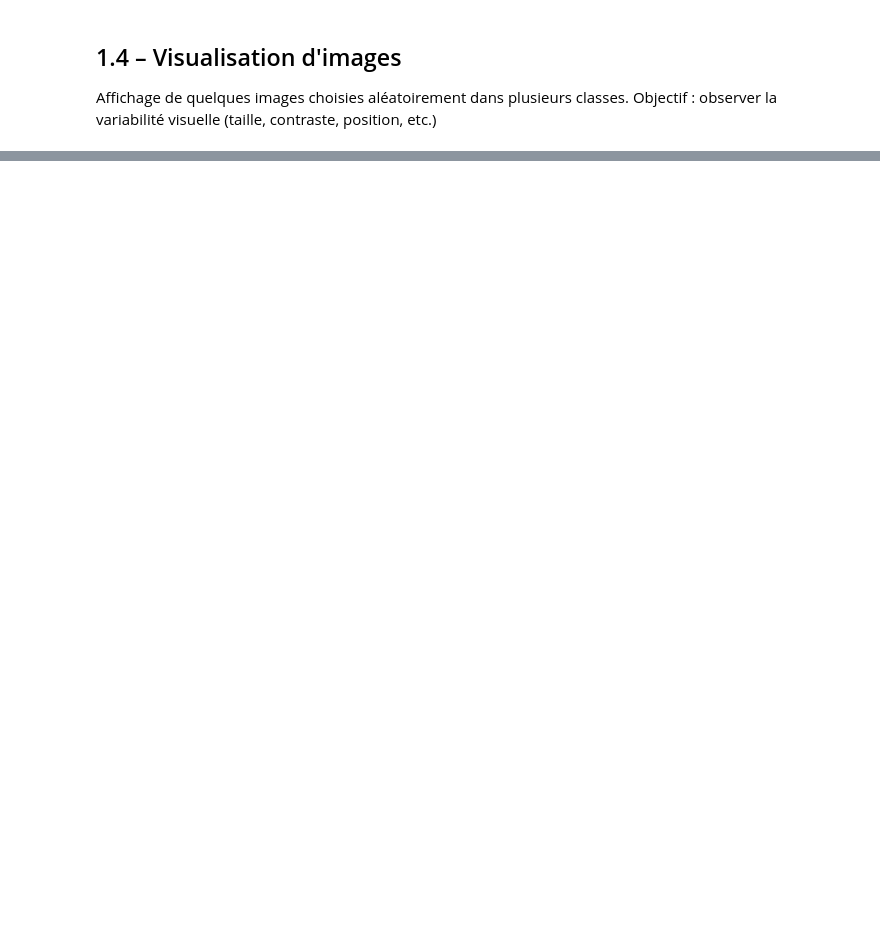
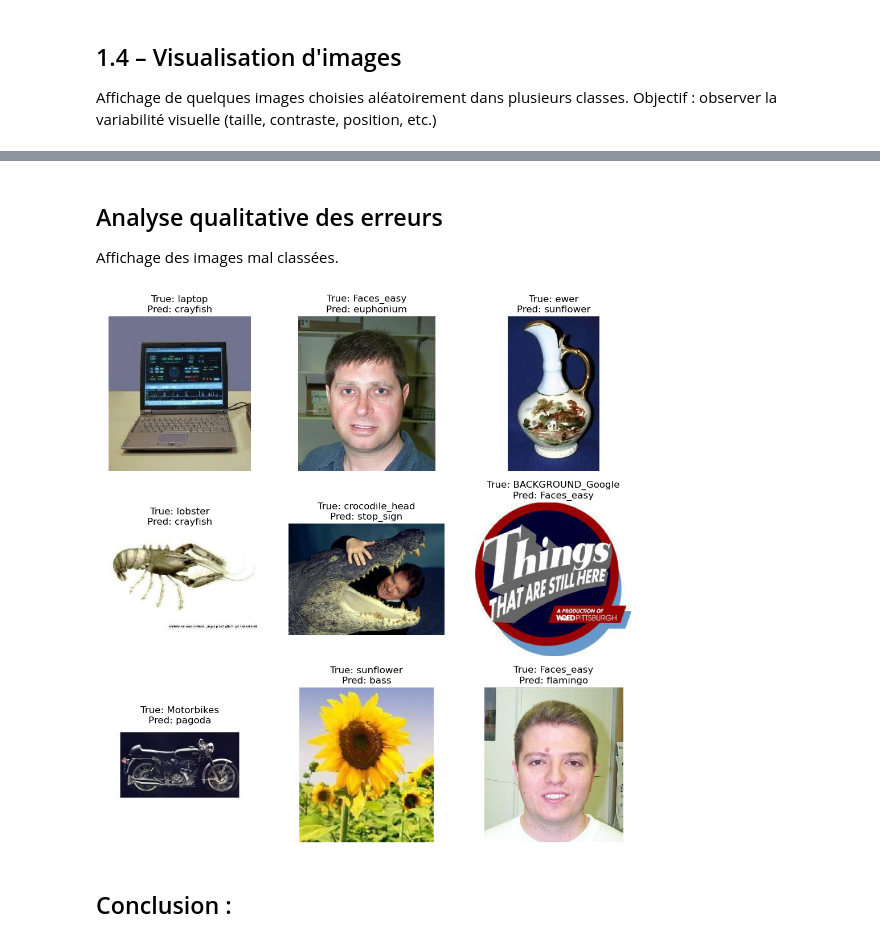
Before and after one commit to thocle03/exam_deep-learning, a Jupyter notebook: Thomas-main.ipynb, the cells around one changed output, grey strips where cells are left out. Drawn from its saved outputs; the diff is of its cells as text; code cells hidden in the pictures; blank space fills up the shorter version.

```diff
--- a/Thomas-main.ipynb
+++ b/Thomas-main.ipynb
@@ -51,0 +342,21 @@ NameError: name 'plt' is not defined
+# %% [markdown]
+## Analyse qualitative des erreurs
+Affichage des images mal classées.
+# %%
+errors = np.where(y_pred != y_true)[0]
+random_errors = np.random.choice(errors, 9)
+
+plt.figure(figsize=(12,12))
+for i, idx in enumerate(random_errors):
+    img_path = val_gen.filepaths[idx]
+    img = Image.open(img_path)
+
+    plt.subplot(3,3,i+1)
+    plt.imshow(img)
+    plt.title(f"True: {classes[y_true[idx]]}\nPred: {classes[y_pred[idx]]}")
+    plt.axis("off")
+plt.show()
+# %% [output]
+[figure, added]
+# %% [markdown]
+## Conclusion :
```
Also changed, not shown: parts of 22 cells of this notebook.
